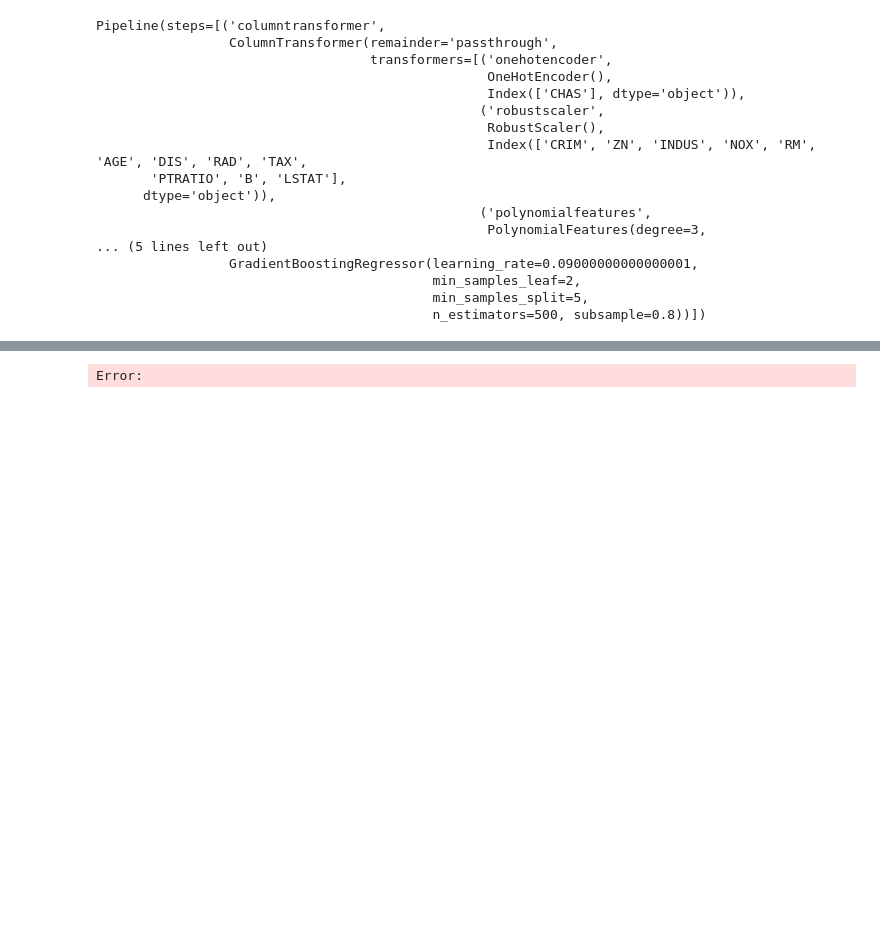
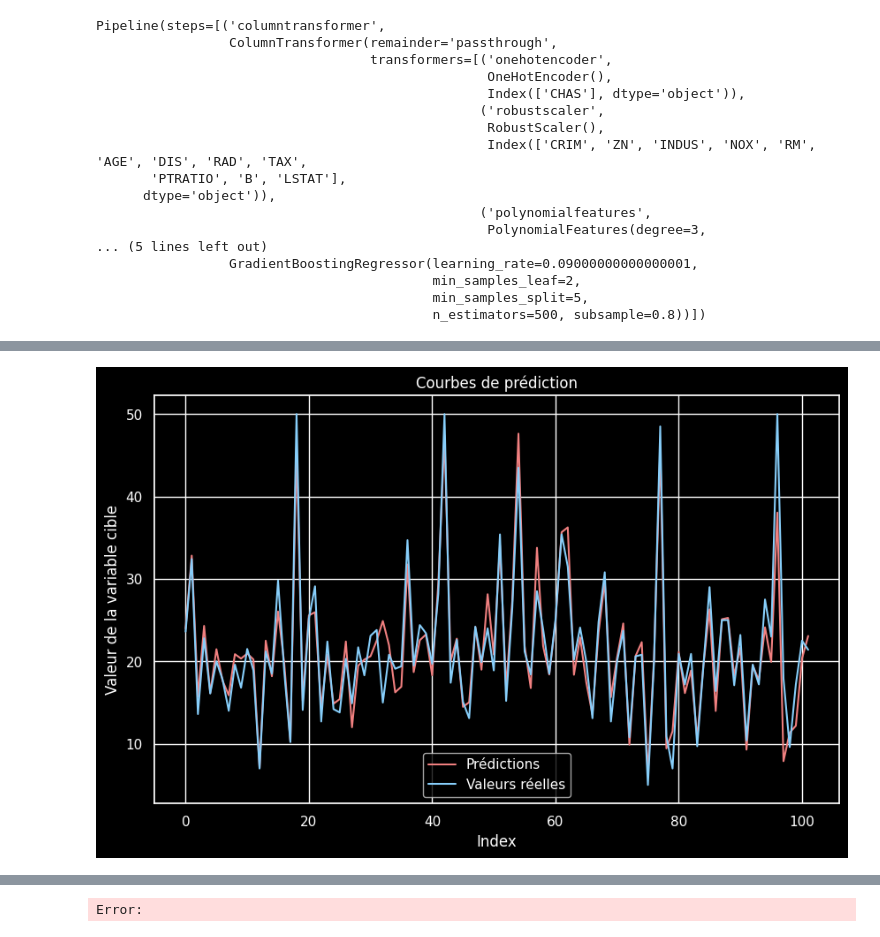
Before and after one commit to davidbreau/ML_boston, a Jupyter notebook: B_ .ipynb, the cells around one changed output, grey strips where cells are left out. Saved outputs shown, nothing was run; the diff lists cells and outputs as text; code cells hidden in the pictures; blank space fills up the shorter version.

```diff
--- a/B_ .ipynb
+++ b/B_ .ipynb
@@ -113,3 +151,21 @@ plt.show()
+# %%
+import matplotlib.pyplot as plt
+
+# Prédire les valeurs sur les données de test
+y_pred = pipeline.predict(X_test)
+
+# Tracer les courbes de prédiction
+plt.figure(figsize=(10, 6))
+plt.plot(range(len(y_pred)), y_pred, label="Prédictions", color="lightcoral")
+plt.plot(range(len(y_test)), y_test, label="Valeurs réelles", color="lightskyblue")
+
+plt.title("Courbes de prédiction")
+plt.xlabel("Index")
+plt.ylabel("Valeur de la variable cible")
+plt.legend()
+plt.show()
+# %% [output]
+[figure, added]
 # %%
 import numpy as np
 import matplotlib.pyplot as plt
```
Also changed, not shown: parts of 10 cells of this notebook, 47 other files.
